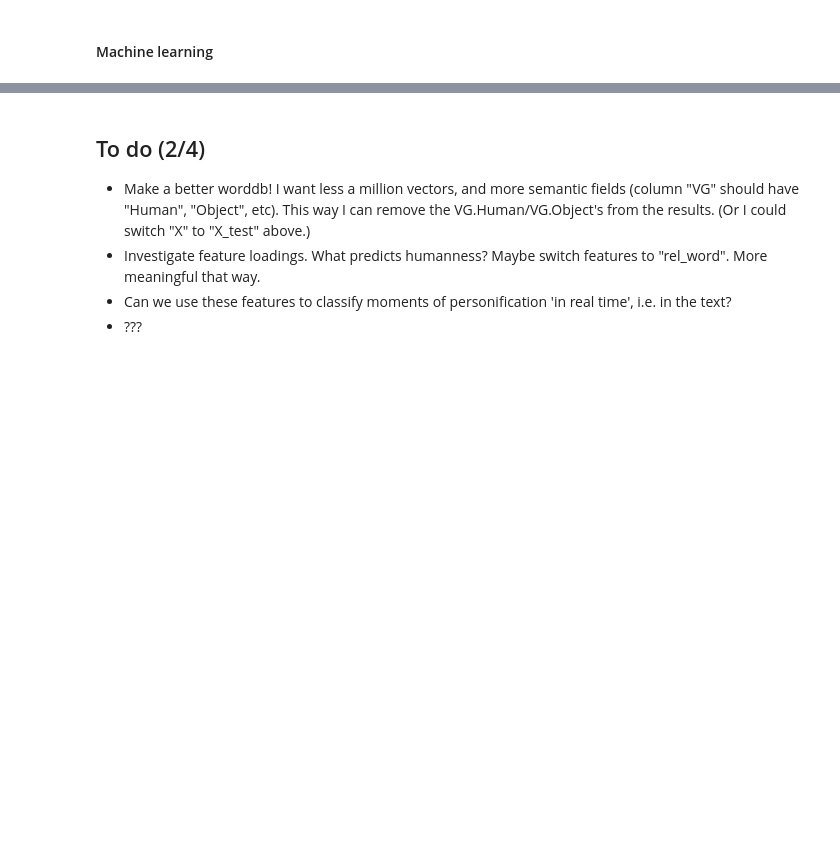
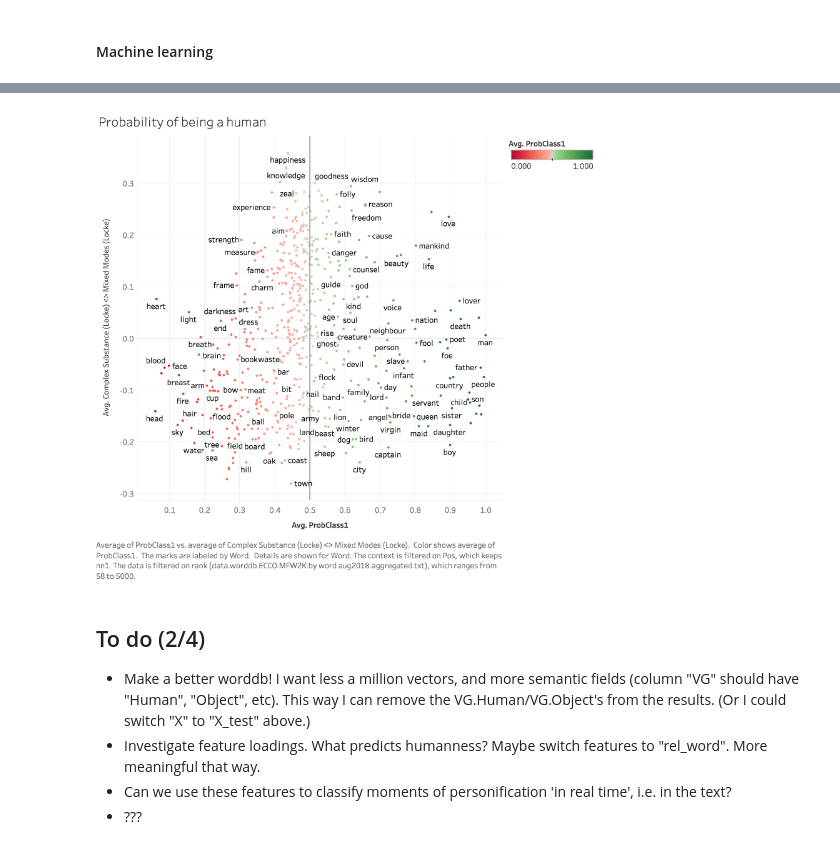
Before and after one commit to quadrismegistus/personhood, a Jupyter notebook: GrammarOfPersonhood.ipynb, the cells around one changed output, grey strips where cells are left out. Cells and saved outputs as stored; diff of their text form; code cells hidden in the pictures; blank space fills up the shorter version.

```diff
--- a/GrammarOfPersonhood.ipynb
+++ b/GrammarOfPersonhood.ipynb
@@ -530,3 +530,9 @@ def classify_all_from_crosstabs(idir='data_booknlp/data_by_quarter_century__cros
+# %%
+# Image using code!?
+from IPython.display import display, Image
+display(Image(filename='images/Probability of being a human V2.png',width=500))
+# %% [output]
+[figure, added]
 # %% [markdown]
 ## To do (2/4)
 
```
Also changed, not shown: parts of 2 cells of this notebook.
